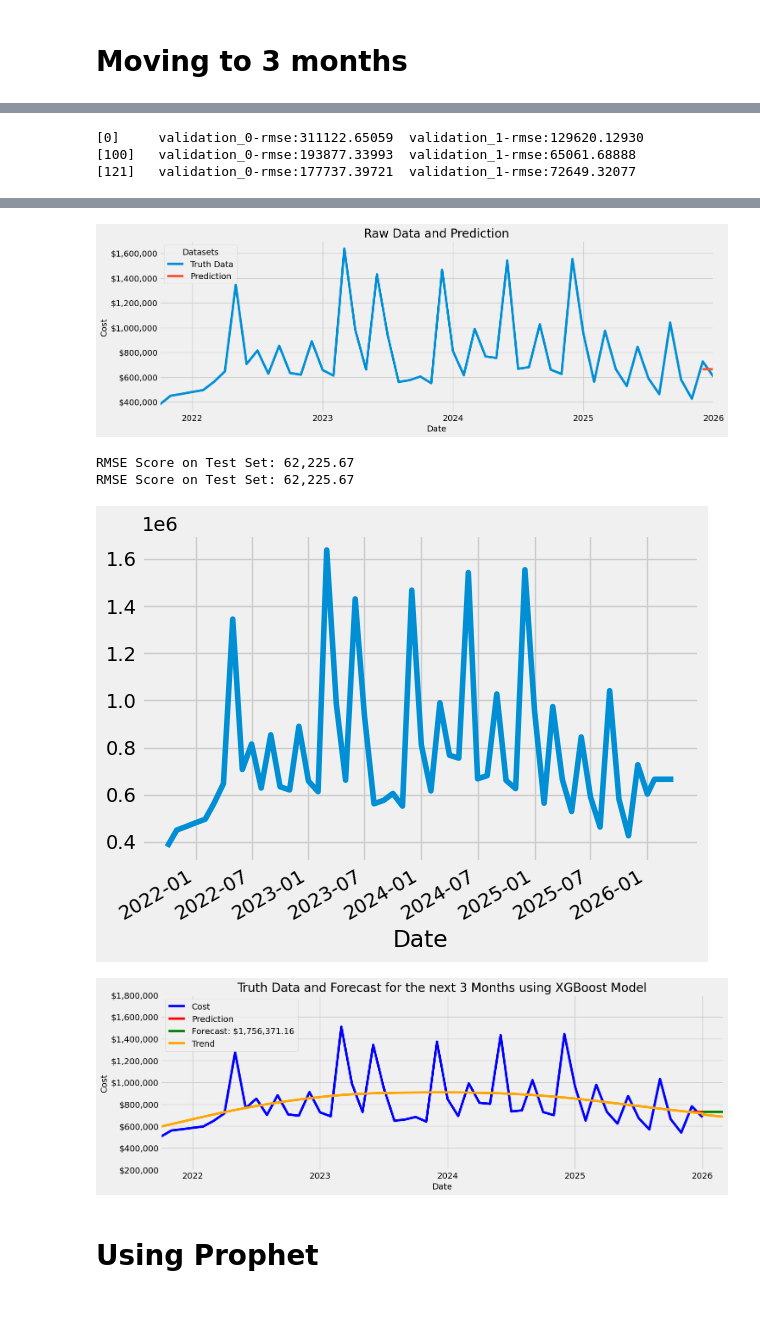
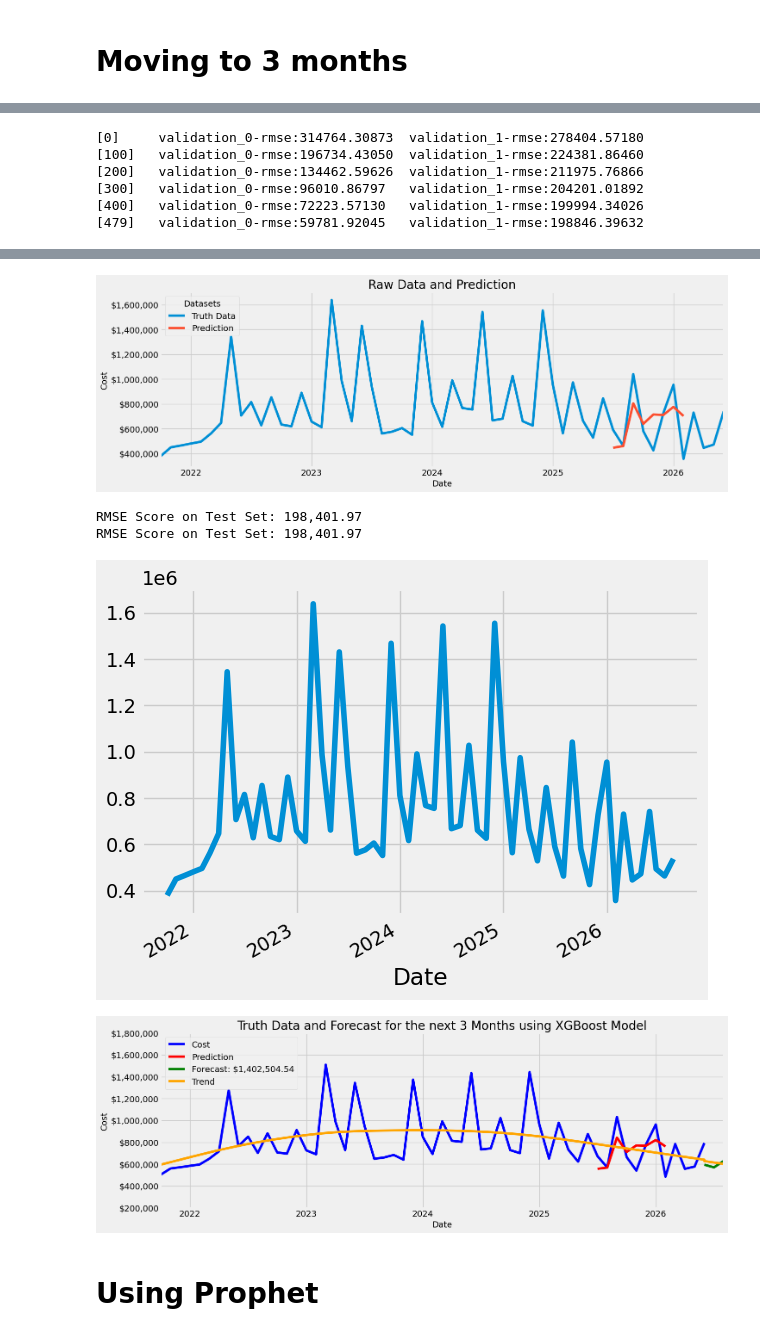
Before and after one commit to jorgeerodriguez/FinOps_AWS, a Jupyter notebook: FinOps_AWS_Forecasting.ipynb, the cells around one changed output, grey strips where cells are left out. Saved outputs shown, nothing was run; the diff lists cells and outputs as text; code cells hidden in the pictures; blank space fills up the shorter version.

```diff
--- a/FinOps_AWS_Forecasting.ipynb
+++ b/FinOps_AWS_Forecasting.ipynb
@@ -95,7 +97,7 @@ last_date = '09-01-2025' ### <April> and will keep moving as we move on the cale
 # %% [markdown]
 # Moving to 3 months
 # %%
-split_date = '12-01-2025'### (M-D-Y) 3 months before the last day of a full month we are on the calendar year. <March>
+split_date = '07-01-2025'### (M-D-Y) 3 months before the last day of a full month we are on the calendar year. <March>
 last_date = '03-01-2026' ### <Jun> and will keep moving as we move on the calendar
 # %%
 def create_features(df):
@@ -133,0 +138,16 @@ def create_features(df):
+# %%
+df_ml = combined_df.copy()
+
+# 1. Create a temporary DataFrame with the required column names
+# We force 'Month No' to numeric, converting errors to NaN (which become NaT in dates)
+date_cols = pd.DataFrame({
+    'year': df_ml['Year'],
+    'month': pd.to_numeric(df_ml['Month No'], errors='coerce'),
+    'day': 1  # Standardizes all days to the 1st of the month
+})
+
+# Zip the columns together and construct native Python datetimes
+df_ml['Date'] = [
+    datetime(int(y), int(m), int(d))
+    for y, m, d in zip(date_cols['year'], date_cols['month'], date_cols['day'])
+]
@@ -134,9 +158,9 @@ def create_features(df):
 # %%
-df_ml =combined_df.copy()
-df_ml['Date_str'] = df_ml['Year'].apply(lambda x: str(x)) + "-" + df_ml['Month No'].apply(lambda x: str(x)) + "-01"
-df_ml['Date'] = pd.to_datetime(df_ml['Date_str'])
+#df_ml =combined_df.copy()
+#df_ml['Date_str'] = df_ml['Year'].apply(lambda x: str(x)) + "-" + df_ml['Month No'].apply(lambda x: str(x)) + "-01"
+#df_ml['Date'] = pd.to_datetime(df_ml['Date_str'])
 df_ml.set_index('Date')
-df_ml.index = pd.to_datetime(df_ml.index)
+#df_ml.index = pd.to_datetime(df_ml.index)
 df_ml = df_ml.groupby(by=['Date']).agg({'Cost':sum})
 
 
@@ -294,3 +318,6 @@ plt.show()
-[0]     validation_0-rmse:311122.65059  validation_1-rmse:129620.12930
-[100]   validation_0-rmse:193877.33993  validation_1-rmse:65061.68888
-[121]   validation_0-rmse:177737.39721  validation_1-rmse:72649.32077
+[0]     validation_0-rmse:314764.30873  validation_1-rmse:278404.57180
+[100]   validation_0-rmse:196734.43050  validation_1-rmse:224381.86460
+[200]   validation_0-rmse:134462.59626  validation_1-rmse:211975.76866
+[300]   validation_0-rmse:96010.86797   validation_1-rmse:204201.01892
+[400]   validation_0-rmse:72223.57130   validation_1-rmse:199994.34026
+[479]   validation_0-rmse:59781.92045   validation_1-rmse:198846.39632
@@ -298,8 +325,8 @@ plt.show()
-[figure, old version]
+[figure, new version]
-RMSE Score on Test Set: 62,225.67
-RMSE Score on Test Set: 62,225.67
+RMSE Score on Test Set: 198,401.97
+RMSE Score on Test Set: 198,401.97
-[figure, old version]
+[figure, new version]
-[figure, old version]
+[figure, new version]
 # %% [markdown]
 # Using Prophet
 # %%
```
Also changed, not shown: parts of 8 cells of this notebook, 1 other file.
